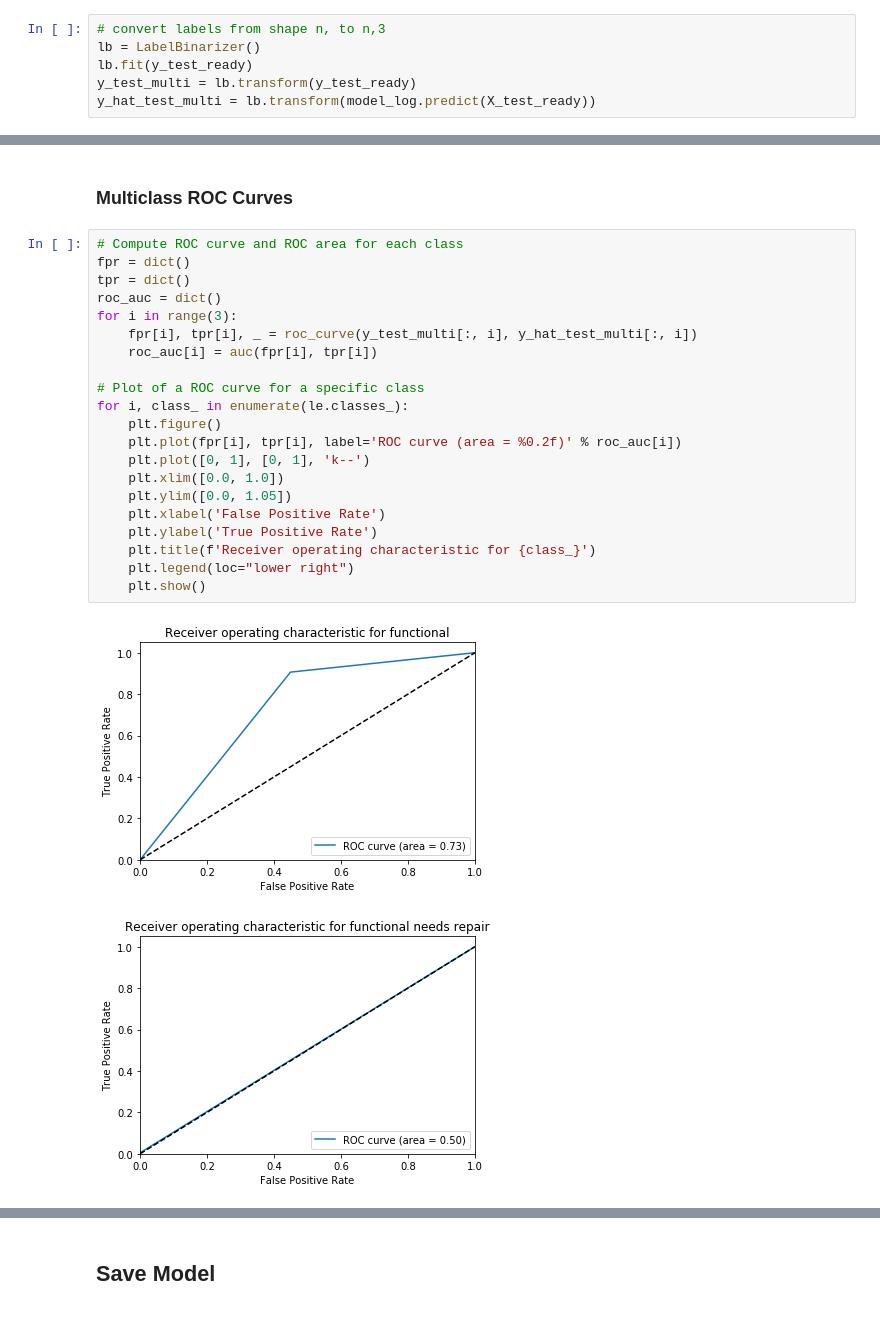
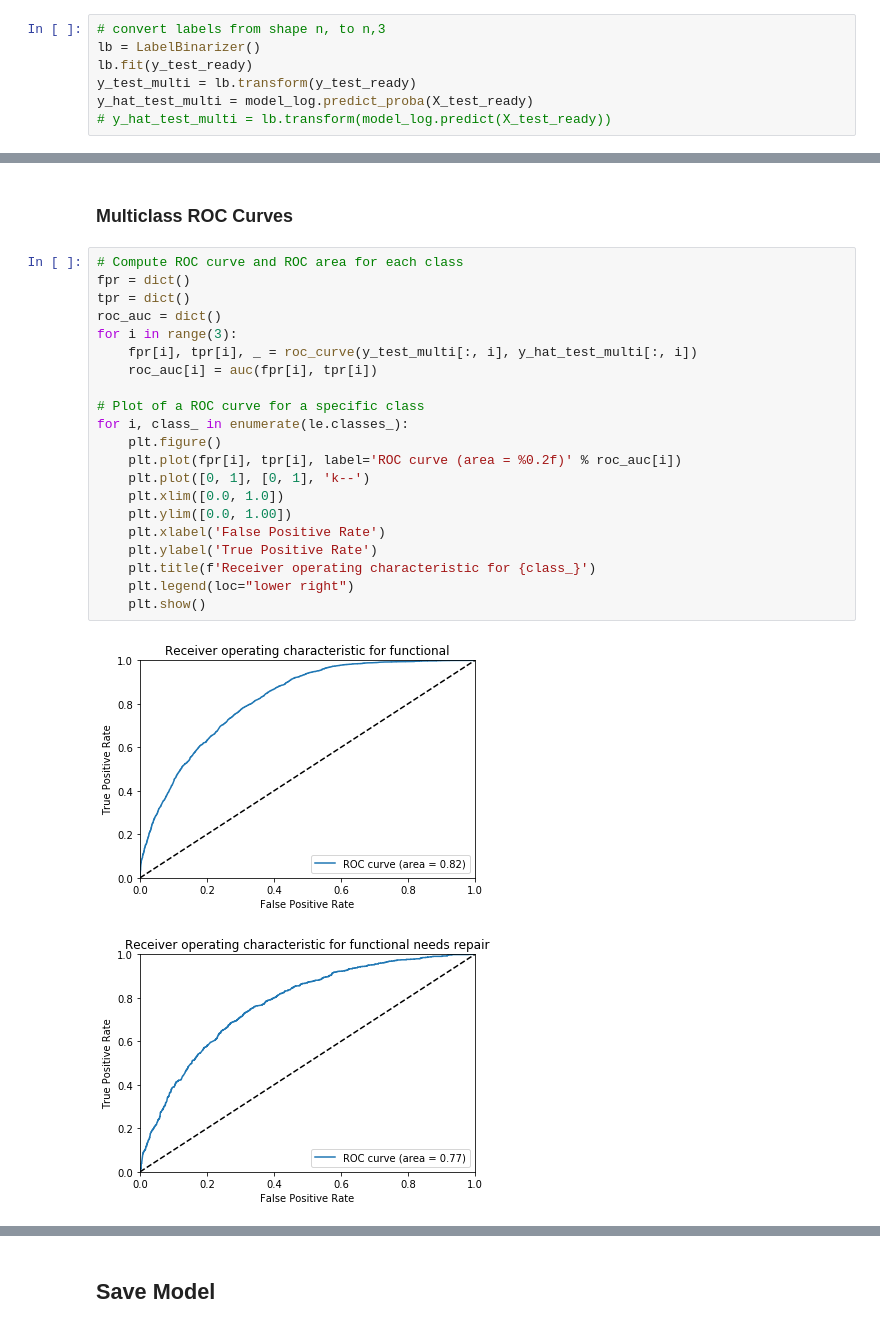
Before and after one commit to merb92/Tanzanian-Waterpoint-Analysis-and-Classifictation, a Jupyter notebook: baseline_model.ipynb, the cells around one changed output, grey strips where cells are left out. Cells and saved outputs as stored; diff of their text form.

Commit message:
updated roc curves

```diff
--- a/baseline_model.ipynb
+++ b/baseline_model.ipynb
@@ -208,7 +208,8 @@ plt.show()
 lb = LabelBinarizer()
 lb.fit(y_test_ready)
 y_test_multi = lb.transform(y_test_ready)
-y_hat_test_multi = lb.transform(model_log.predict(X_test_ready))
+y_hat_test_multi = model_log.predict_proba(X_test_ready)
+# y_hat_test_multi = lb.transform(model_log.predict(X_test_ready))
 # %%
 roc_auc_score(y_test_ready, y_hat_test_multi, multi_class='ovr')
 # %% [output]
@@ -218,24 +219,24 @@ roc_auc_score(y_test_ready, y_hat_test_multi, multi_class='ovr')
 # %%
 # Compute ROC curve and ROC area for each class
 fpr = dict()
 tpr = dict()
 roc_auc = dict()
 for i in range(3):
     fpr[i], tpr[i], _ = roc_curve(y_test_multi[:, i], y_hat_test_multi[:, i])
     roc_auc[i] = auc(fpr[i], tpr[i])
 
 # Plot of a ROC curve for a specific class
 for i, class_ in enumerate(le.classes_):
     plt.figure()
     plt.plot(fpr[i], tpr[i], label='ROC curve (area = %0.2f)' % roc_auc[i])
     plt.plot([0, 1], [0, 1], 'k--')
     plt.xlim([0.0, 1.0])
-    plt.ylim([0.0, 1.05])
+    plt.ylim([0.0, 1.00])
     plt.xlabel('False Positive Rate')
     plt.ylabel('True Positive Rate')
     plt.title(f'Receiver operating characteristic for {class_}')
     plt.legend(loc="lower right")
     plt.show()
 # %% [output]
-[figure, old version]
+[figure, new version]
-[figure, old version]
+[figure, new version]
```
Also changed, not shown: parts of 3 cells of this notebook, 3 other files.
